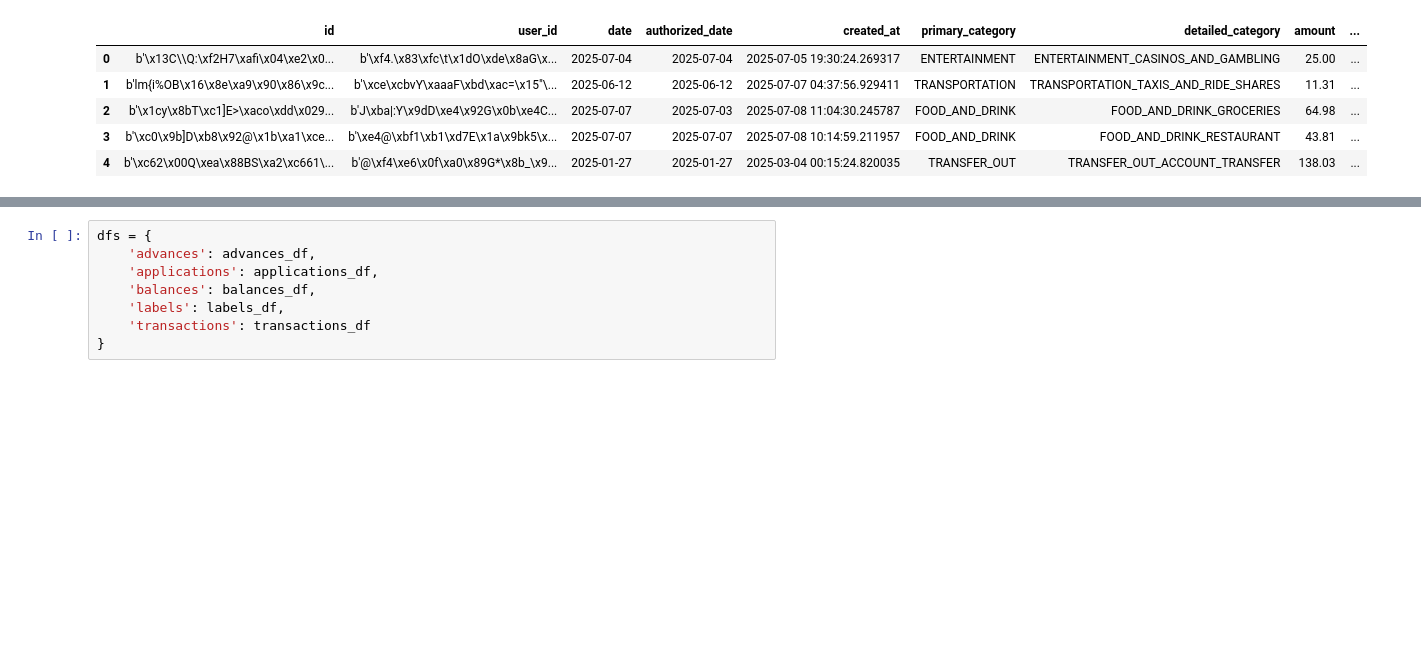
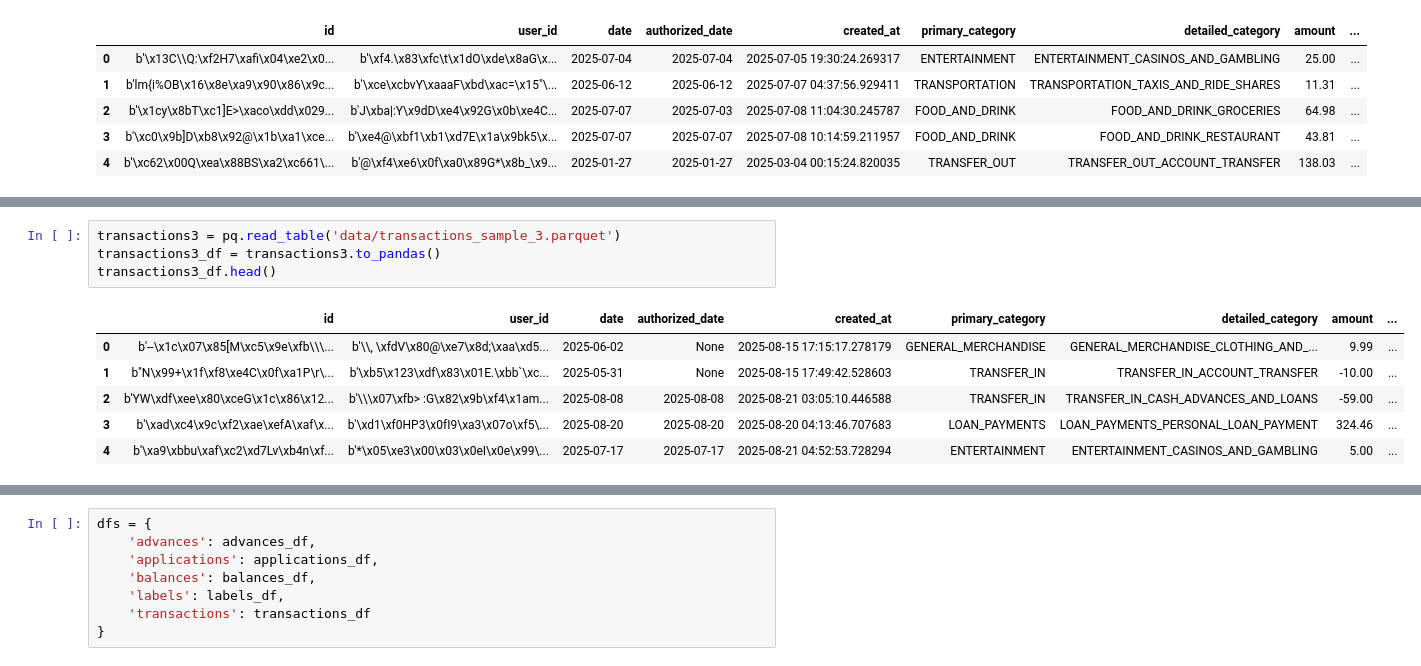
Before and after one commit to andrewcxjin/atm-applied-data-challenge, a Jupyter notebook: eda.ipynb, the cells around one changed output, grey strips where cells are left out. Cells and saved outputs as stored; diff of their text form; blank space fills up the shorter version.

```diff
--- a/eda.ipynb
+++ b/eda.ipynb
@@ -66,0 +78,11 @@ transactions_df.head()
+# %%
+transactions3 = pq.read_table('data/transactions_sample_3.parquet')
+transactions3_df = transactions3.to_pandas()
+transactions3_df.head()
+# %% [output]
+|  | id | user_id | date | authorized_date | created_at | primary_category | detailed_category | amount | ... |
+| 0 | b'--\x1c\x07\x85[M\xc5\x9e\xfb\\\... | b'\\, \xfdV\x80@\xe7\x8d;\xaa\xd5... | 2025-06-02 | None | 2025-08-15 17:15:17.278179 | GENERAL_MERCHANDISE | GENERAL_MERCHANDISE_CLOTHING_AND_... | 9.99 | ... |
+| 1 | b"N\x99+\x1f\xf8\xe4C\x0f\xa1P\r\... | b'\xb5\x123\xdf\x83\x01E.\xbb`\xc... | 2025-05-31 | None | 2025-08-15 17:49:42.528603 | TRANSFER_IN | TRANSFER_IN_ACCOUNT_TRANSFER | -10.00 | ... |
+| 2 | b'YW\xdf\xee\x80\xceG\x1c\x86\x12... | b'\\\x07\xfb> :G\x82\x9b\xf4\x1am... | 2025-08-08 | 2025-08-08 | 2025-08-21 03:05:10.446588 | TRANSFER_IN | TRANSFER_IN_CASH_ADVANCES_AND_LOANS | -59.00 | ... |
+| 3 | b'\xad\xc4\x9c\xf2\xae\xefA\xaf\x... | b'\xd1\xf0HP3\x0fI9\xa3\x07o\xf5\... | 2025-08-20 | 2025-08-20 | 2025-08-20 04:13:46.707683 | LOAN_PAYMENTS | LOAN_PAYMENTS_PERSONAL_LOAN_PAYMENT | 324.46 | ... |
+| 4 | b'\xa9\xbbu\xaf\xc2\xd7Lv\xb4n\xf... | b'*\x05\xe3\x00\x03\x0eI\x0e\x99\... | 2025-07-17 | 2025-07-17 | 2025-08-21 04:52:53.728294 | ENTERTAINMENT | ENTERTAINMENT_CASINOS_AND_GAMBLING | 5.00 | ... |
```
Also changed, not shown: parts of 12 cells of this notebook, 1 other file.
